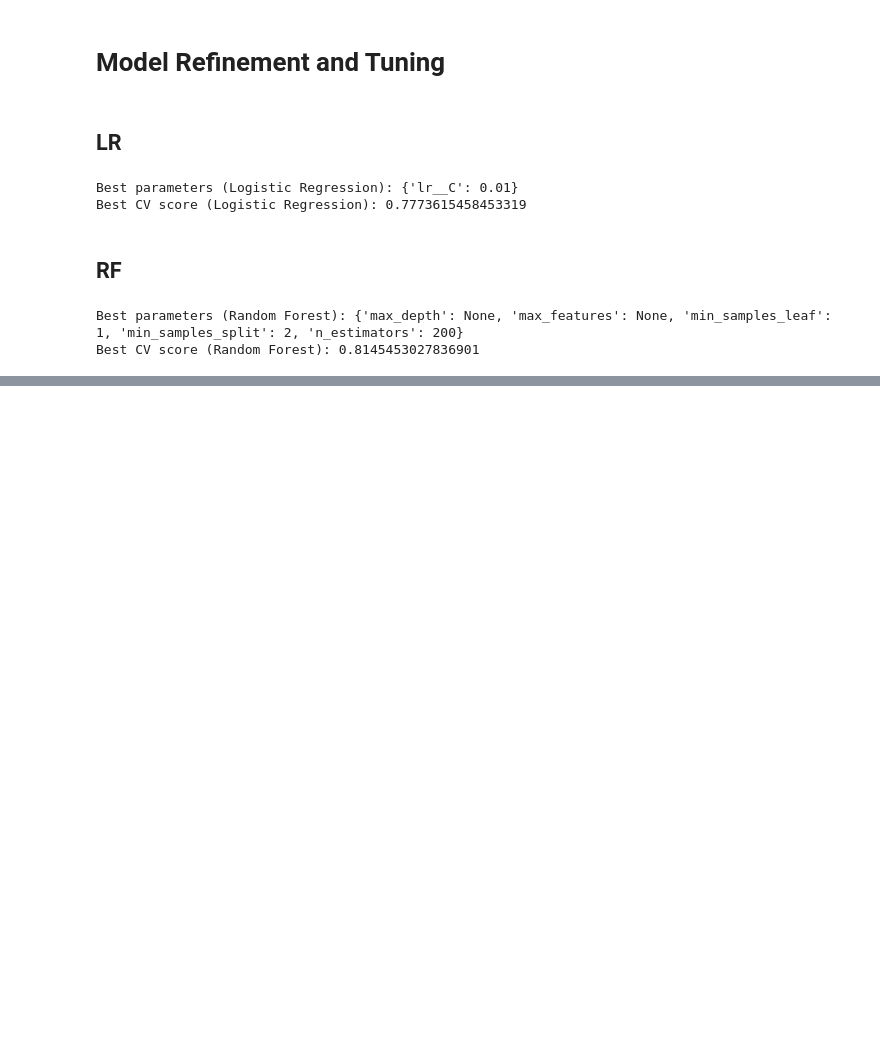
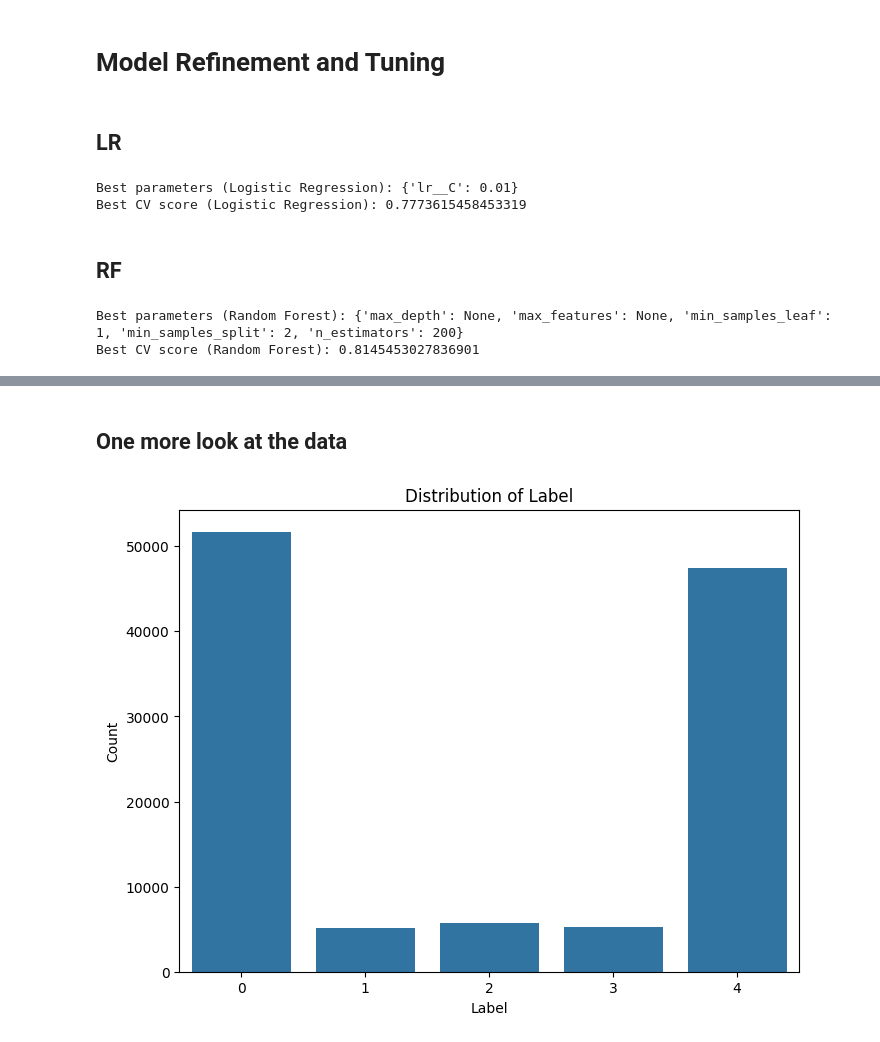
Before and after one commit to DylanBingham/TruthFinder, a Jupyter notebook: feature_engineering_and_modeling.ipynb, the cells around one changed output, grey strips where cells are left out. Cells and saved outputs as stored; diff of their text form; code cells hidden in the pictures; blank space fills up the shorter version.

```diff
--- a/feature_engineering_and_modeling.ipynb
+++ b/feature_engineering_and_modeling.ipynb
@@ -438,0 +648,14 @@ Best CV score (Random Forest): 0.8145453027836901
+# %%
+final_model_df = pd.read_csv('data/final_dataset_with_pca.csv', low_memory=False)
+# %%
+# Expand the features column into individual columns
+import ast
+# Convert string representations of dictionaries into actual dictionaries
+final_model_df['features'] = final_model_df['features'].apply(ast.literal_eval)
+
+# Create a new DataFrame from the dictionary column
+features_df = pd.DataFrame(final_model_df['features'].tolist())
+
+# Concatenate it with the original DataFrame
+final_model_df = pd.concat([final_model_df, features_df], axis=1)
+final_model_df.head()
@@ -438,0 +670,12 @@ Best CV score (Random Forest): 0.8145453027836901
+# %% [markdown]
+## One more look at the data
+# %%
+# Count plot for the 'label' column
+plt.figure(figsize=(8, 6))
+sns.countplot(x='label', data=final_model_df)
+plt.title("Distribution of Label")
+plt.xlabel("Label")
+plt.ylabel("Count")
+plt.show()
+# %% [output]
+[figure, added]
```
Also changed, not shown: parts of 36 cells of this notebook, 3 other files.
